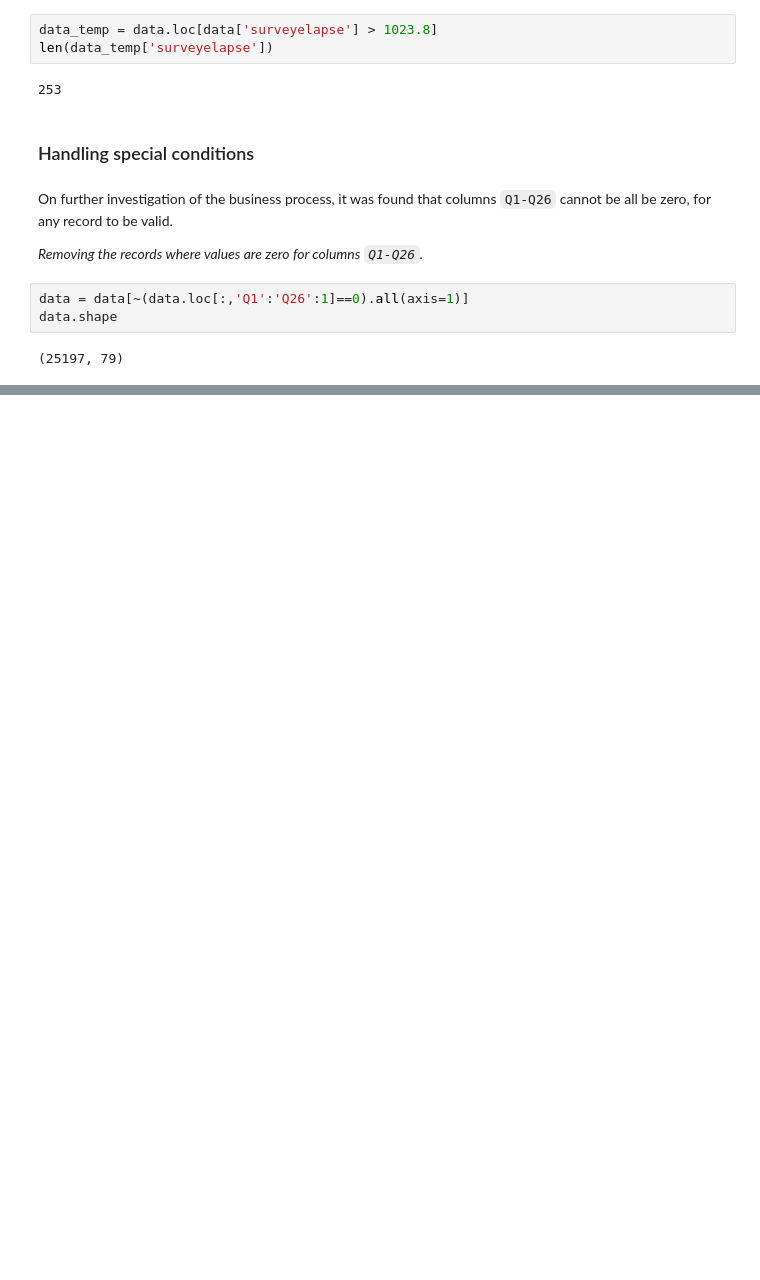
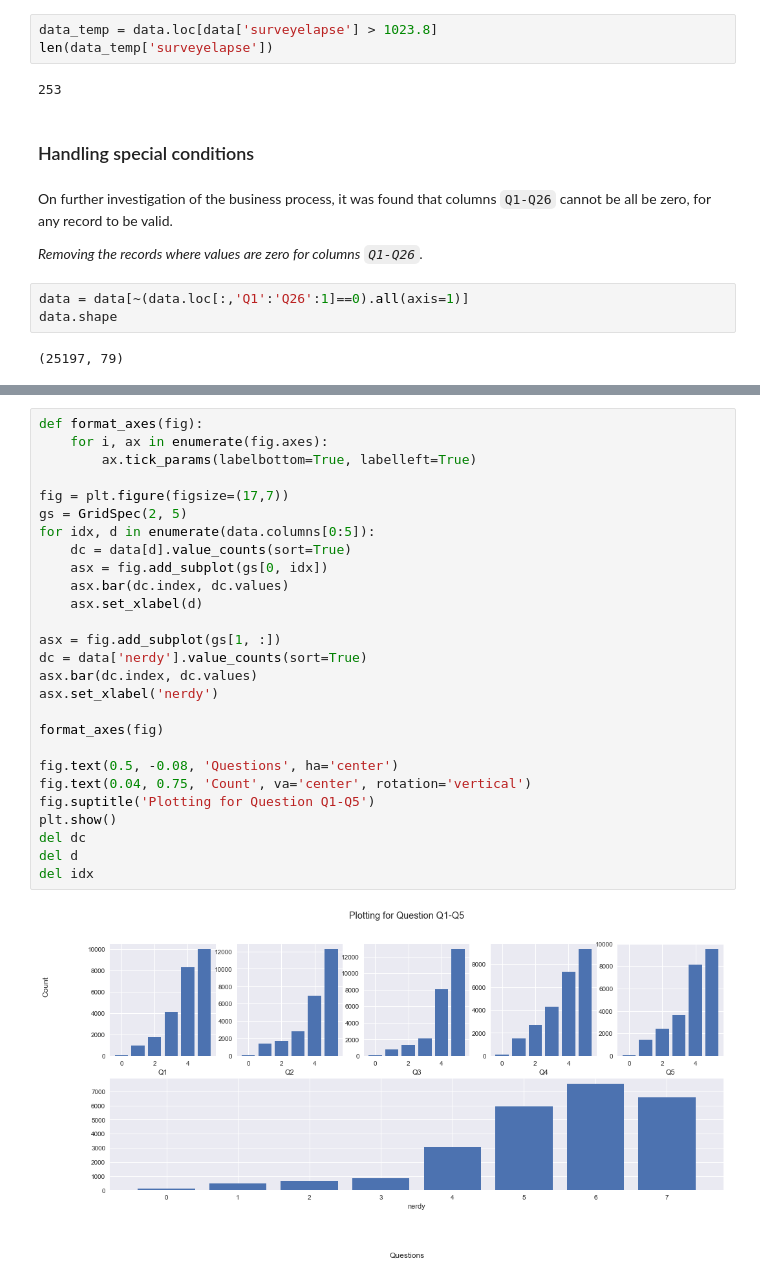
Before and after one commit to rupesh-papneja/am, a Jupyter notebook: ml-phase-1.ipynb, the cells around one changed output, grey strips where cells are left out. Saved outputs shown, nothing was run; the diff lists cells and outputs as text; blank space fills up the shorter version.

```diff
--- a/ml-phase-1.ipynb
+++ b/ml-phase-1.ipynb
@@ -280,0 +297,29 @@ data.shape
+# %%
+def format_axes(fig):
+    for i, ax in enumerate(fig.axes):
+        ax.tick_params(labelbottom=True, labelleft=True)
+
+fig = plt.figure(figsize=(17,7))
+gs = GridSpec(2, 5)
+for idx, d in enumerate(data.columns[0:5]):
+    dc = data[d].value_counts(sort=True)
+    asx = fig.add_subplot(gs[0, idx])
+    asx.bar(dc.index, dc.values)
+    asx.set_xlabel(d)
+
+asx = fig.add_subplot(gs[1, :])
+dc = data['nerdy'].value_counts(sort=True)
+asx.bar(dc.index, dc.values)
+asx.set_xlabel('nerdy')
+
+format_axes(fig)
+
+fig.text(0.5, -0.08, 'Questions', ha='center')
+fig.text(0.04, 0.75, 'Count', va='center', rotation='vertical')
+fig.suptitle('Plotting for Question Q1-Q5')
+plt.show()
+del dc
+del d
+del idx
+# %% [output]
+[figure, added]
```
Also changed, not shown: parts of 7 cells of this notebook.
